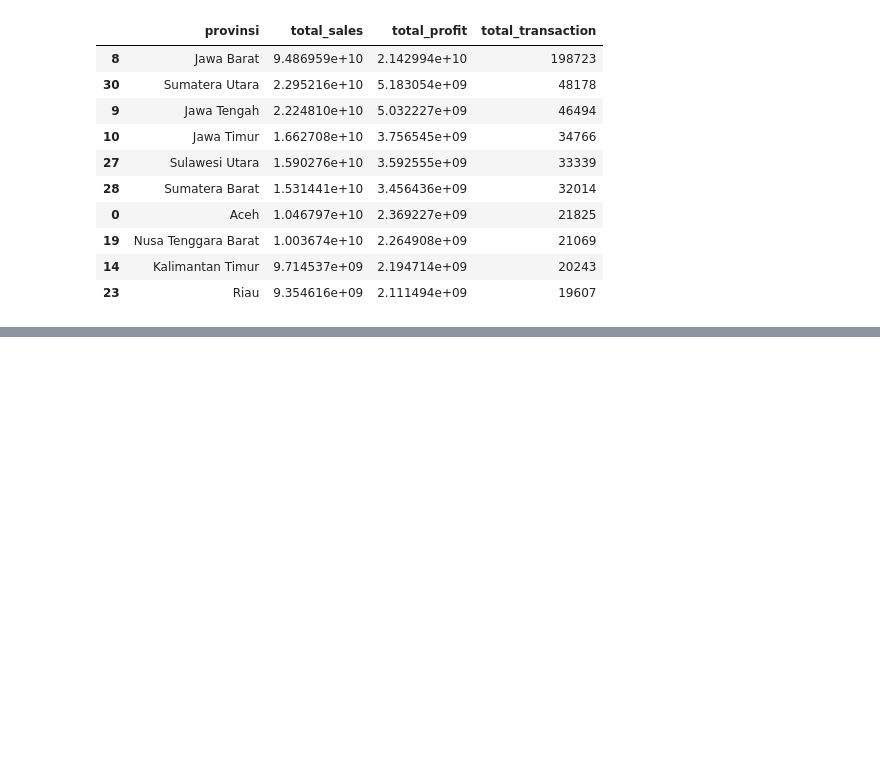
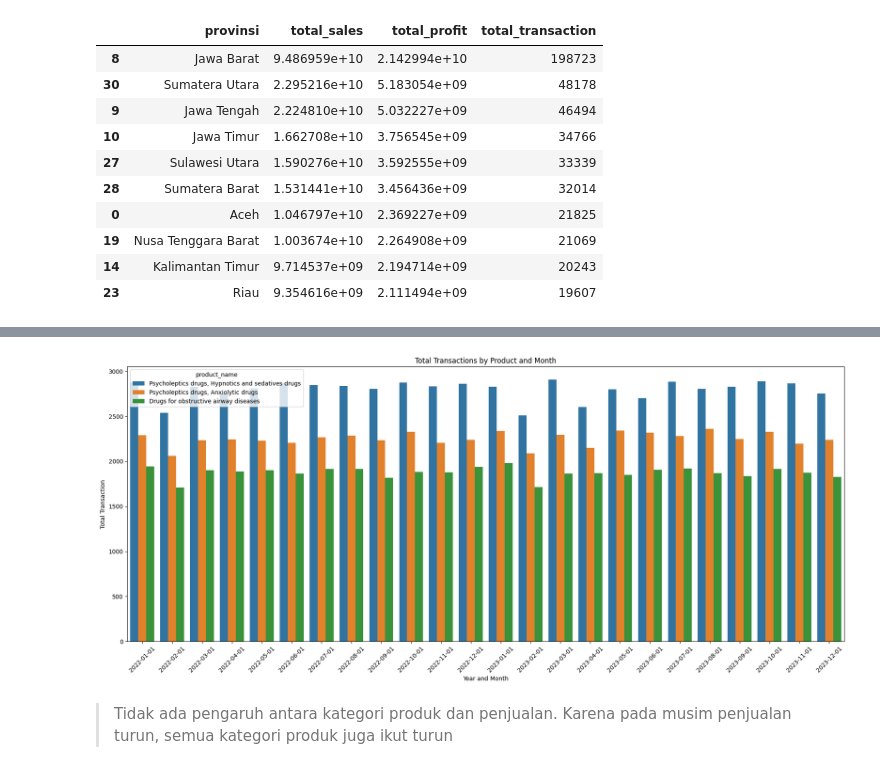
Before and after one commit to frqwuzhere/final_task_project_based_internship_rakaminxkimiafarma, a Jupyter notebook: kf_bigdata_analysis.ipynb, the cells around one changed output, grey strips where cells are left out. Saved outputs shown, nothing was run; the diff lists cells and outputs as text; code cells hidden in the pictures; blank space fills up the shorter version.

```diff
--- a/kf_bigdata_analysis.ipynb
+++ b/kf_bigdata_analysis.ipynb
@@ -454,0 +550,24 @@ plt.show()
+# %%
+top_3_last_year = product_agg[product_agg['year'] >= 2022]
+top_3_last_year = top_3_last_year.sort_values(by=['year','month','total_transaction'], ascending=[True,True,False]).groupby(['year','month']).head(3)
+# %%
+plt.figure(figsize=(18, 8))
+
+# Create the barplot
+sns.barplot(data=top_3_last_year, x='date', y='total_transaction', hue='product_name')
+
+# Rotate x-axis labels for better readability
+plt.xticks(rotation=45)
+
+# Title and labels
+plt.title('Total Transactions by Product and Month')
+plt.xlabel('Year and Month')
+plt.ylabel('Total Transaction')
+
+# Show the plot
+plt.tight_layout()
+plt.show()
+# %% [output]
+[figure, added]
+# %% [markdown]
+> Tidak ada pengaruh antara kategori produk dan penjualan. Karena pada musim penjualan turun, semua kategori produk juga ikut turun
```
Also changed, not shown: parts of 41 cells of this notebook, 1 other file.
